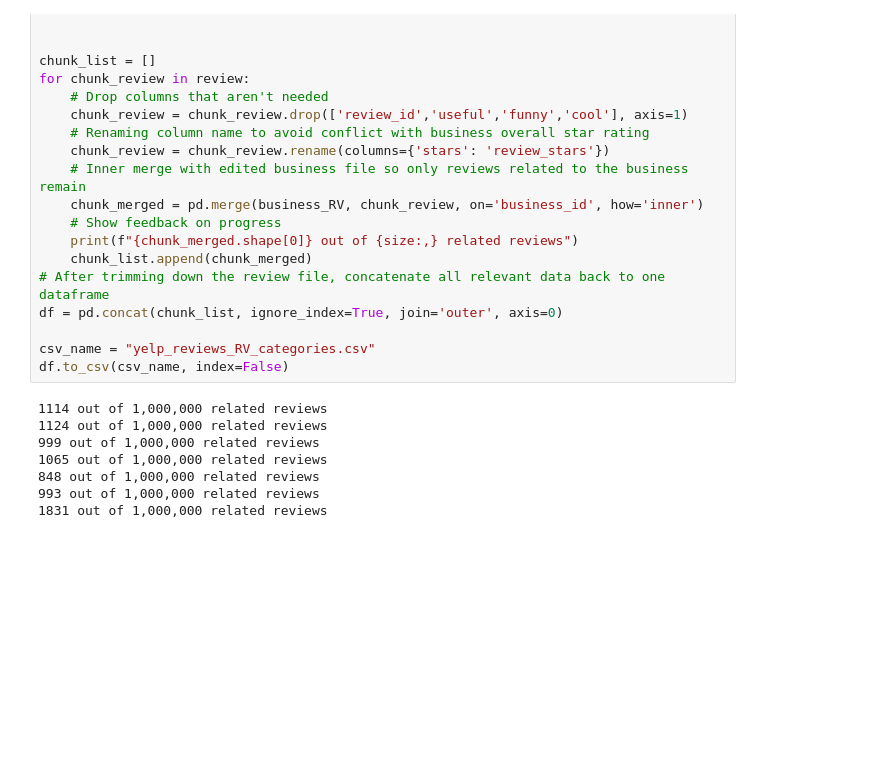
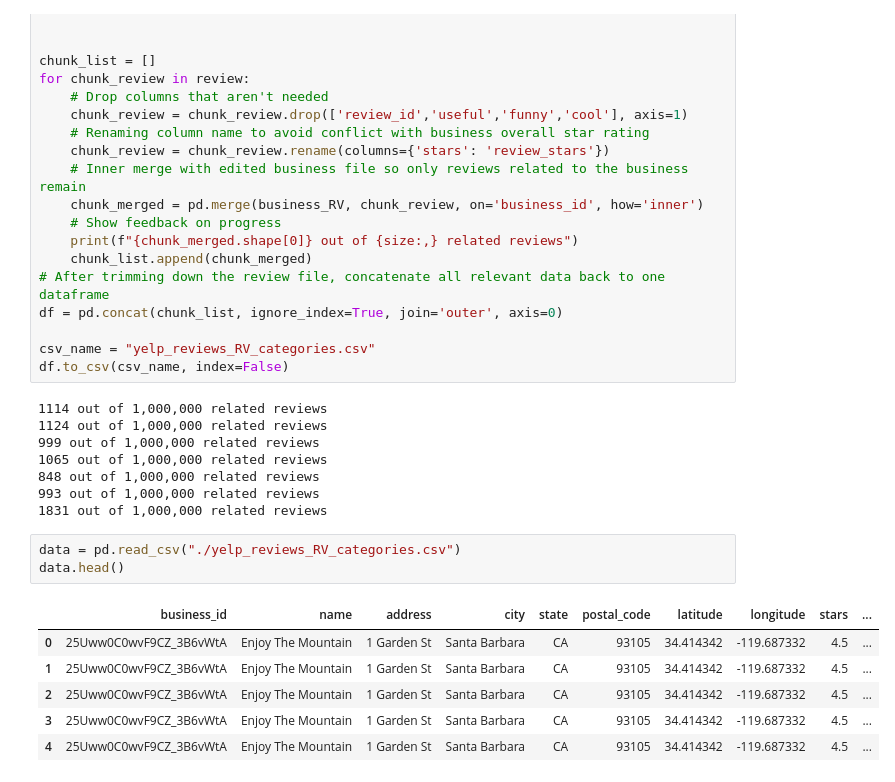
Before and after one commit to notLeoHirano/Yelp-Analysis, a Jupyter notebook: Task 1 Draft.ipynb, the cells around one changed output. Drawn from its saved outputs; the diff is of its cells as text; blank space fills up the shorter version.

```diff
--- a/Task 1 Draft.ipynb
+++ b/Task 1 Draft.ipynb
@@ -55,4 +55,14 @@ df.to_csv(csv_name, index=False)
 848 out of 1,000,000 related reviews
 993 out of 1,000,000 related reviews
 1831 out of 1,000,000 related reviews
+# %%
+data = pd.read_csv("./yelp_reviews_RV_categories.csv")
+data.head()
+# %% [output]
+|  | business_id | name | address | city | state | postal_code | latitude | longitude | stars | ... |
+| 0 | 25Uww0C0wvF9CZ_3B6vWtA | Enjoy The Mountain | 1 Garden St | Santa Barbara | CA | 93105 | 34.414342 | -119.687332 | 4.5 | ... |
+| 1 | 25Uww0C0wvF9CZ_3B6vWtA | Enjoy The Mountain | 1 Garden St | Santa Barbara | CA | 93105 | 34.414342 | -119.687332 | 4.5 | ... |
+| 2 | 25Uww0C0wvF9CZ_3B6vWtA | Enjoy The Mountain | 1 Garden St | Santa Barbara | CA | 93105 | 34.414342 | -119.687332 | 4.5 | ... |
+| 3 | 25Uww0C0wvF9CZ_3B6vWtA | Enjoy The Mountain | 1 Garden St | Santa Barbara | CA | 93105 | 34.414342 | -119.687332 | 4.5 | ... |
+| 4 | 25Uww0C0wvF9CZ_3B6vWtA | Enjoy The Mountain | 1 Garden St | Santa Barbara | CA | 93105 | 34.414342 | -119.687332 | 4.5 | ... |
 # %%
```
Also changed, not shown: parts of 7 cells of this notebook.
